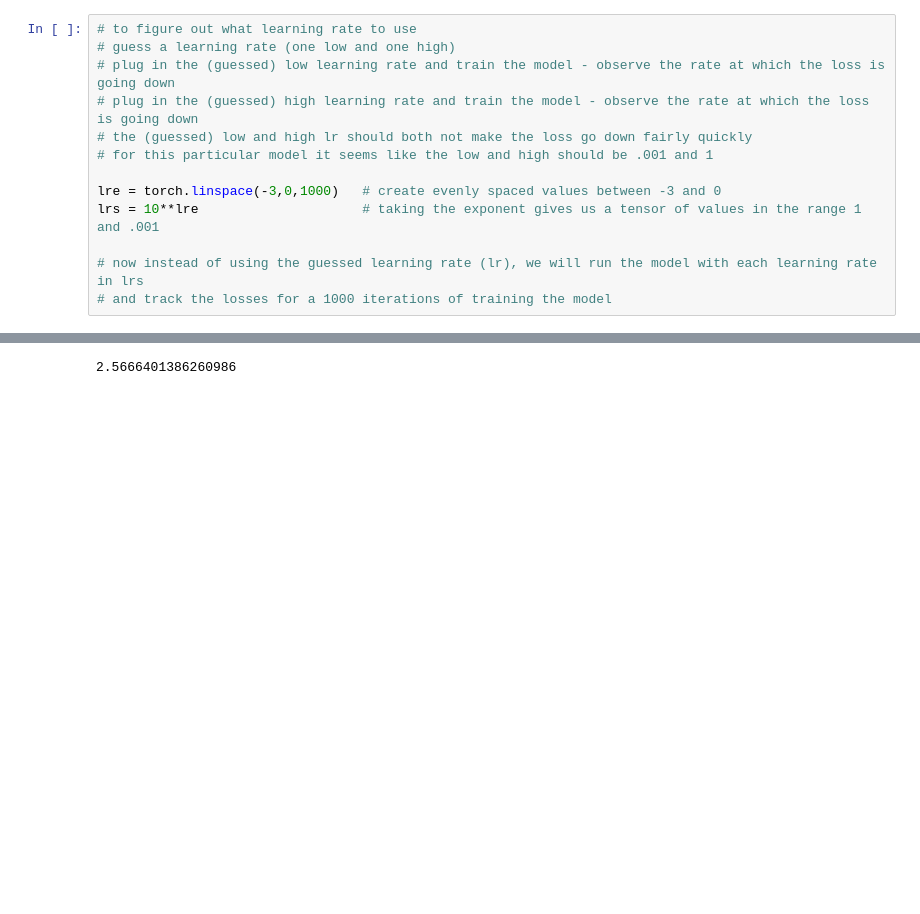
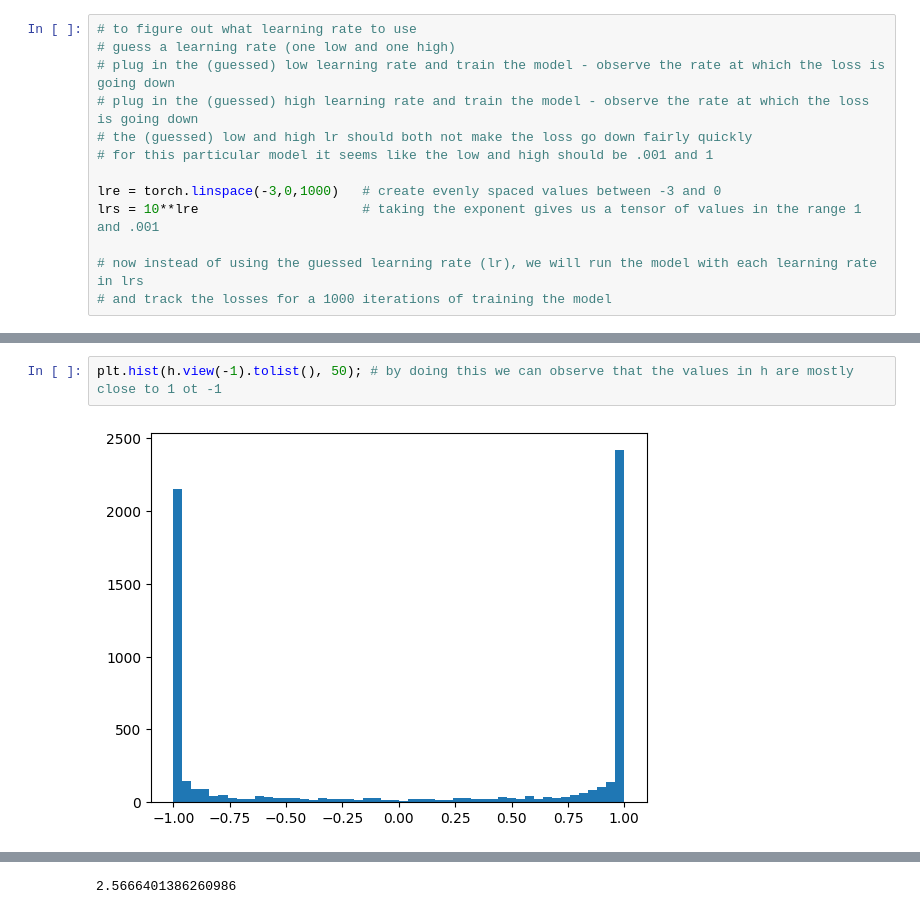
Before and after one commit to sganguly3000ai/makemore, a Jupyter notebook: makemore_03_01.ipynb, the cells around one changed output, grey strips where cells are left out. Cells and saved outputs as stored; diff of their text form; blank space fills up the shorter version.

```diff
--- a/makemore_03_01.ipynb
+++ b/makemore_03_01.ipynb
@@ -175,0 +159,4 @@ for i in range(max_steps):
+# %%
+plt.hist(h.view(-1).tolist(), 50); # by doing this we can observe that the values in h are mostly close to 1 ot -1
+# %% [output]
+[figure, added]
```
Also changed, not shown: parts of 8 cells of this notebook.
